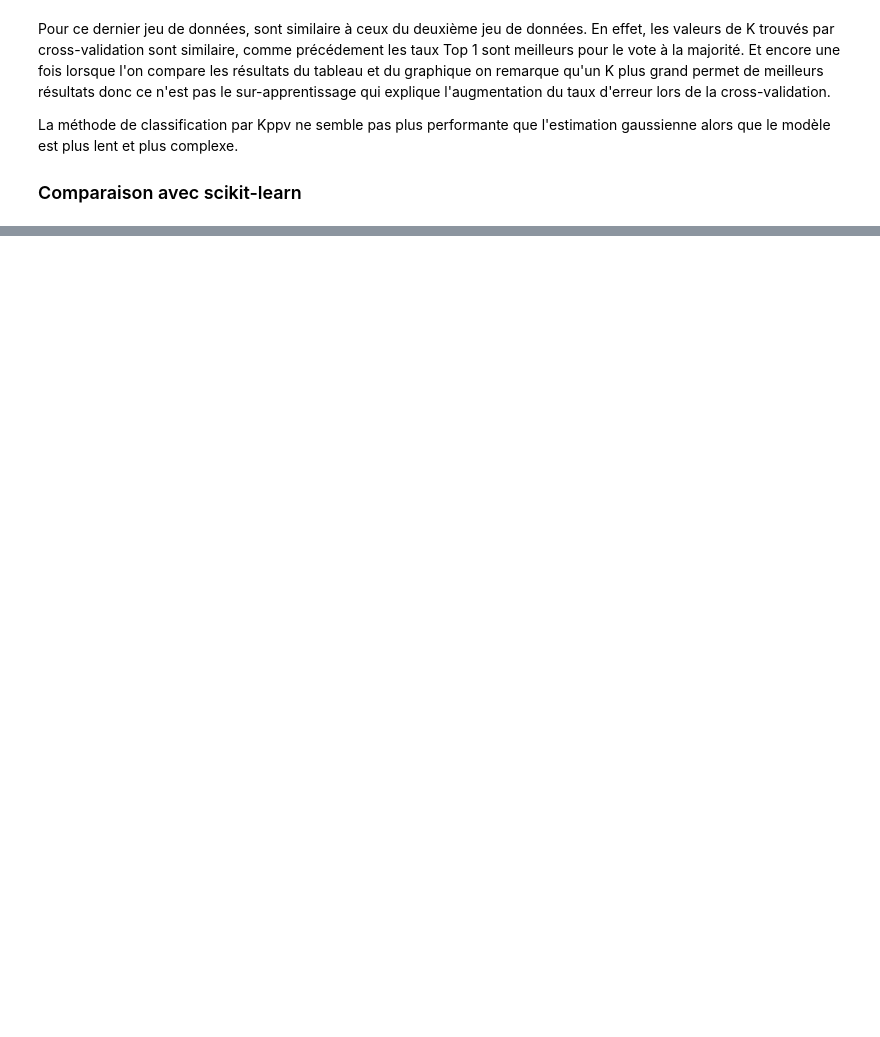
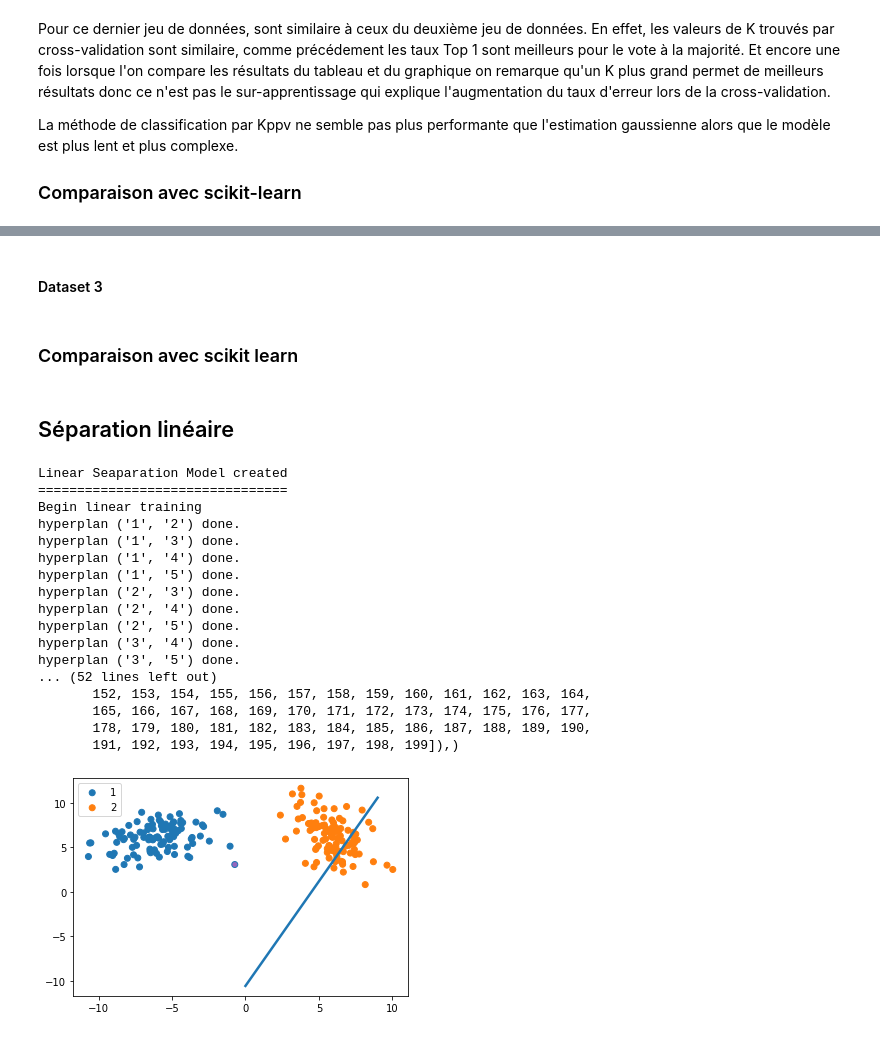
Before and after one commit to RudolphDev/machine_learning, a Jupyter notebook: analysis.ipynb, the cells around one changed output, grey strips where cells are left out. Saved outputs shown, nothing was run; the diff lists cells and outputs as text; code cells hidden in the pictures; blank space fills up the shorter version.

Commit message:
Finisj kppv analysis + begin parzen

```diff
--- a/analysis.ipynb
+++ b/analysis.ipynb
@@ -448,0 +251,2 @@ parzen.print_model_result()
+# %% [markdown]
+#### Dataset 3
@@ -449,7 +261,30 @@ parzen.print_model_result()
+# %% [markdown]
+### Comparaison avec scikit learn
+# %% [markdown]
+## Séparation linéaire
 # %%
-# linear = LinearSeparationModel()
-# model = linear.linear_train(split_data_tp1_app, True)
-# linear.print_model()
-# linear.test_linear_model(split_data_tp1_dec, model)
-# linear.print_model_result()
-# linear.plot_test_data()
+linear = LinearSeparationModel()
+model = linear.linear_train(split_data_tp1_app, True)
+linear.print_model()
+linear.test_linear_model(split_data_tp1_dec, model)
+linear.print_model_result()
+linear.plot_test_data()
+# %% [output]
+Linear Seaparation Model created
+================================
+Begin linear training
+hyperplan ('1', '2') done.
+hyperplan ('1', '3') done.
+hyperplan ('1', '4') done.
+hyperplan ('1', '5') done.
+hyperplan ('2', '3') done.
+hyperplan ('2', '4') done.
+hyperplan ('2', '5') done.
+hyperplan ('3', '4') done.
+hyperplan ('3', '5') done.
+... (52 lines left out)
+       152, 153, 154, 155, 156, 157, 158, 159, 160, 161, 162, 163, 164,
+       165, 166, 167, 168, 169, 170, 171, 172, 173, 174, 175, 176, 177,
+       178, 179, 180, 181, 182, 183, 184, 185, 186, 187, 188, 189, 190,
+       191, 192, 193, 194, 195, 196, 197, 198, 199]),)
+[figure, added]
```
Also changed, not shown: parts of 18 cells of this notebook, 3 other files.
